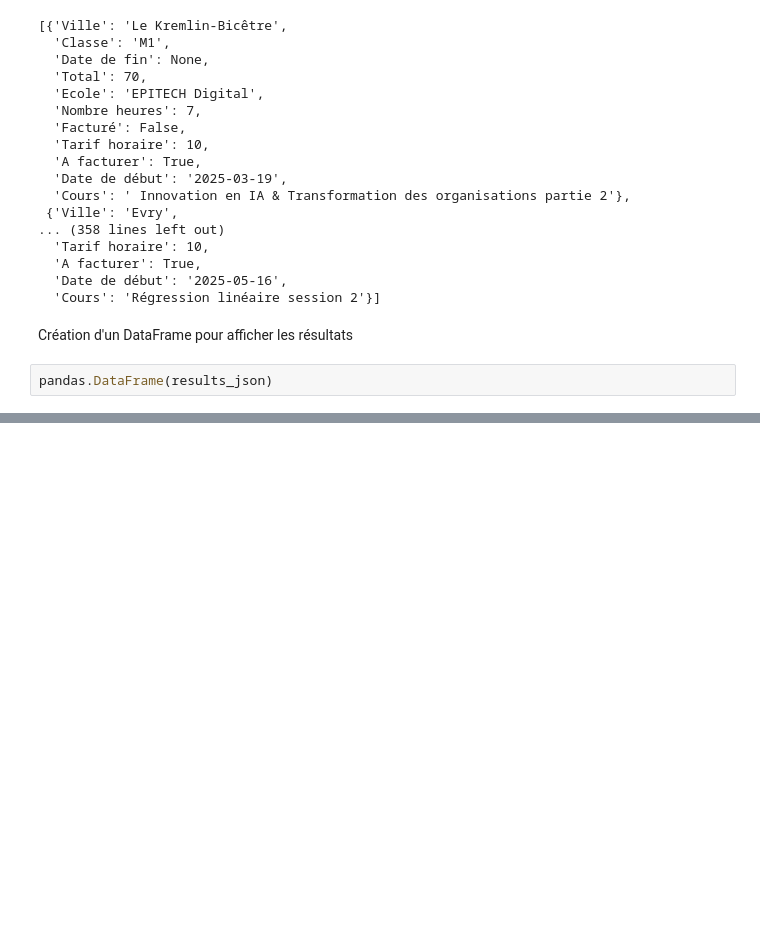
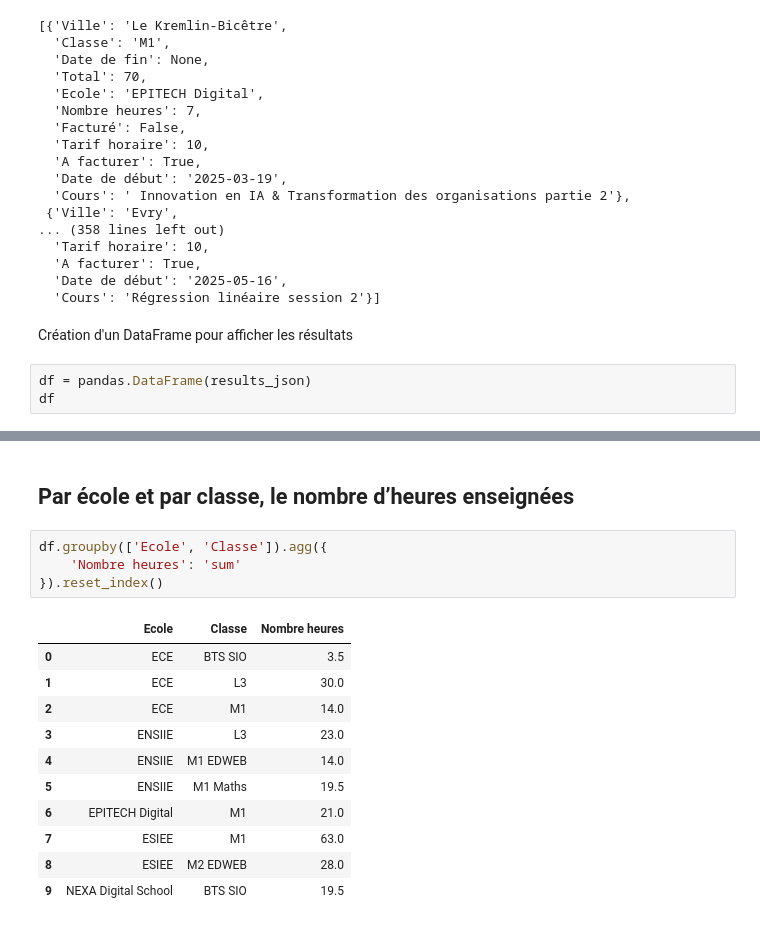
Before and after one commit to LudovicAns/manipulation-notion-api, a Jupyter notebook: Manipulation_Notion_API.ipynb, the cells around one changed output, grey strips where cells are left out. Drawn from its saved outputs; the diff is of its cells as text; blank space fills up the shorter version.

```diff
--- a/Manipulation_Notion_API.ipynb
+++ b/Manipulation_Notion_API.ipynb
@@ -202,7 +202,8 @@ results_json
 # %% [markdown]
 Création d'un DataFrame pour afficher les résultats
 # %%
-pandas.DataFrame(results_json)
+df = pandas.DataFrame(results_json)
+df
 # %% [output]
 |  | Ville | Classe | Date de fin | Total | Ecole | Nombre heures | Facturé | Tarif horaire | A facturer | ... |
 | 0 | Le Kremlin-Bicêtre | M1 | None | 70.0 | EPITECH Digital | 7.0 | False | 10 | True | ... |
@@ -223,0 +239,18 @@ pandas.DataFrame(results_json)
+# %% [markdown]
+## Par école et par classe, le nombre d’heures enseignées
+# %%
+df.groupby(['Ecole', 'Classe']).agg({
+    'Nombre heures': 'sum'
+}).reset_index()
+# %% [output]
+|  | Ecole | Classe | Nombre heures |
+| 0 | ECE | BTS SIO | 3.5 |
+| 1 | ECE | L3 | 30.0 |
+| 2 | ECE | M1 | 14.0 |
+| 3 | ENSIIE | L3 | 23.0 |
+| 4 | ENSIIE | M1 EDWEB | 14.0 |
+| 5 | ENSIIE | M1 Maths | 19.5 |
+| 6 | EPITECH Digital | M1 | 21.0 |
+| 7 | ESIEE | M1 | 63.0 |
+| 8 | ESIEE | M2 EDWEB | 28.0 |
+| 9 | NEXA Digital School | BTS SIO | 19.5 |
```
Also changed, not shown: parts of 4 cells of this notebook.
